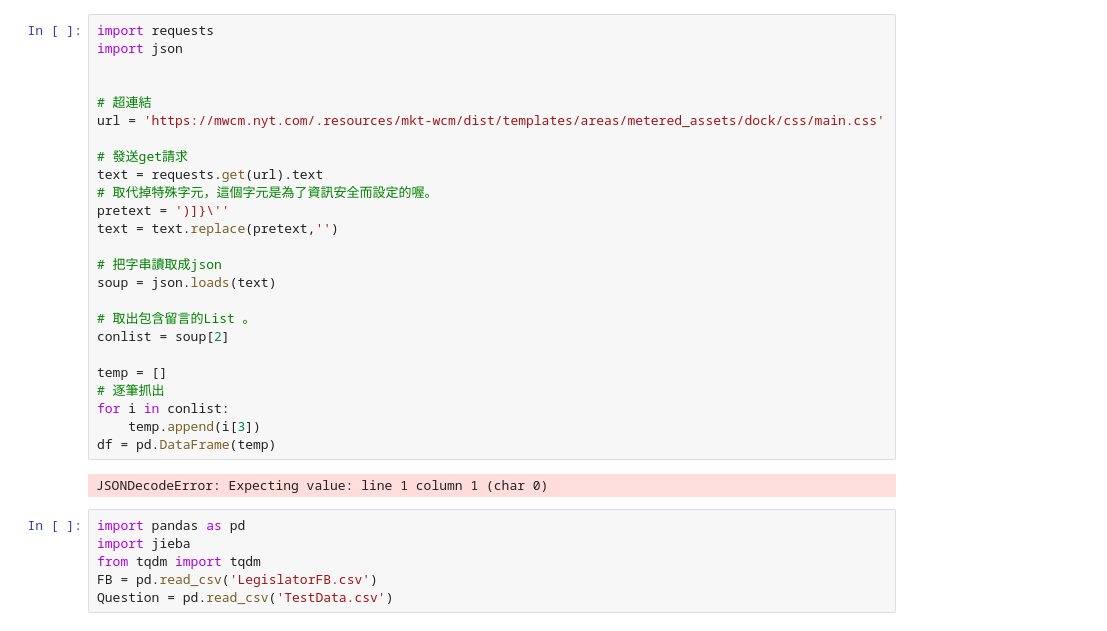
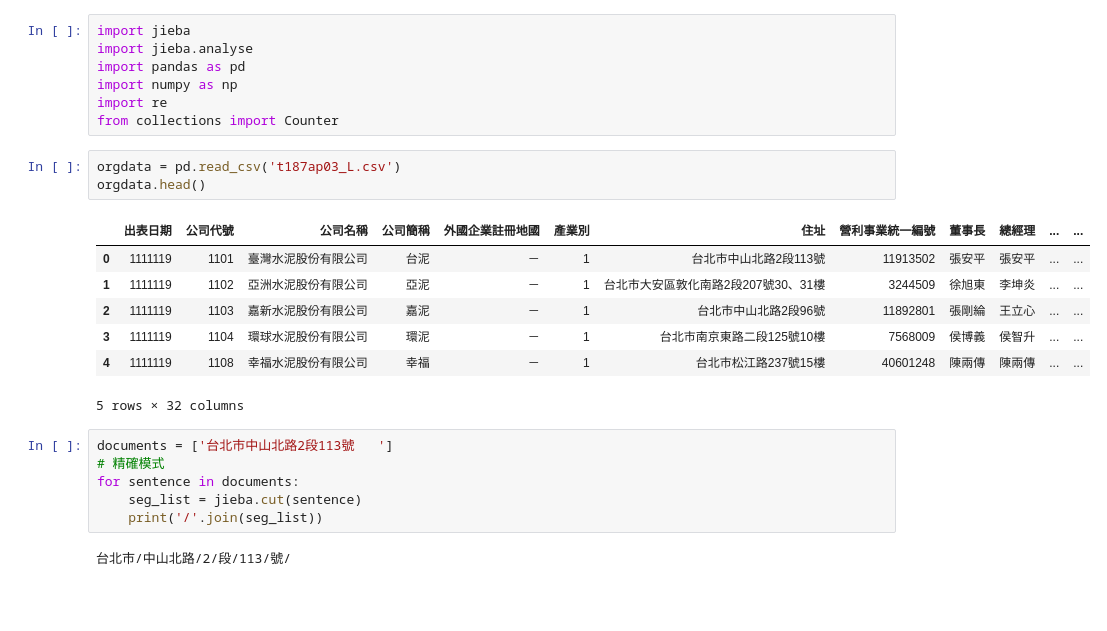
Before and after one commit to jiaminging/Programming-Language, a Jupyter notebook: Homework4/hw4.ipynb, the cells around one changed output. Cells and saved outputs as stored; diff of their text form; blank space fills up the shorter version.

```diff
--- a/Homework4/hw4.ipynb
+++ b/Homework4/hw4.ipynb
@@ -1,33 +1,26 @@
 # %%
-import requests
-import json
-
-
-# 超連結
-url = 'https://mwcm.nyt.com/.resources/mkt-wcm/dist/templates/areas/metered_assets/dock/css/main.css'
-
-# 發送get請求
-text = requests.get(url).text
-# 取代掉特殊字元，這個字元是為了資訊安全而設定的喔。
-pretext = ')]}\''
-text = text.replace(pretext,'')
-
-# 把字串讀取成json
-soup = json.loads(text)
-
-# 取出包含留言的List 。
-conlist = soup[2]
-
-temp = []
-# 逐筆抓出
-for i in conlist:
-    temp.append(i[3])
-df = pd.DataFrame(temp)
+import jieba
+import jieba.analyse
+import pandas as pd
+import numpy as np
+import re
+from collections import Counter
-# %% [output]
-JSONDecodeError: Expecting value: line 1 column 1 (char 0)
 # %%
-import pandas as pd
-import jieba
-from tqdm import tqdm
-FB = pd.read_csv('LegislatorFB.csv')
-Question = pd.read_csv('TestData.csv')
+orgdata = pd.read_csv('t187ap03_L.csv')
+orgdata.head()
+# %% [output]
+|  | 出表日期 | 公司代號 | 公司名稱 | 公司簡稱 | 外國企業註冊地國 | 產業別 | 住址 | 營利事業統一編號 | 董事長 | 總經理 | ... | ... |
+| 0 | 1111119 | 1101 | 臺灣水泥股份有限公司 | 台泥 | － | 1 | 台北市中山北路2段113號 | 11913502 | 張安平 | 張安平 | ... | ... |
+| 1 | 1111119 | 1102 | 亞洲水泥股份有限公司 | 亞泥 | － | 1 | 台北市大安區敦化南路2段207號30、31樓 | 3244509 | 徐旭東 | 李坤炎 | ... | ... |
+| 2 | 1111119 | 1103 | 嘉新水泥股份有限公司 | 嘉泥 | － | 1 | 台北市中山北路2段96號 | 11892801 | 張剛綸 | 王立心 | ... | ... |
+| 3 | 1111119 | 1104 | 環球水泥股份有限公司 | 環泥 | － | 1 | 台北市南京東路二段125號10樓 | 7568009 | 侯博義 | 侯智升 | ... | ... |
+| 4 | 1111119 | 1108 | 幸福水泥股份有限公司 | 幸福 | － | 1 | 台北市松江路237號15樓 | 40601248 | 陳兩傳 | 陳兩傳 | ... | ... |
+5 rows × 32 columns
+# %%
+documents = ['台北市中山北路2段113號	']
+# 精確模式
+for sentence in documents:
+    seg_list = jieba.cut(sentence)
+    print('/'.join(seg_list))
+# %% [output]
+台北市/中山北路/2/段/113/號/
```
Also changed, not shown: parts of 5 cells of this notebook, 2 other files.
